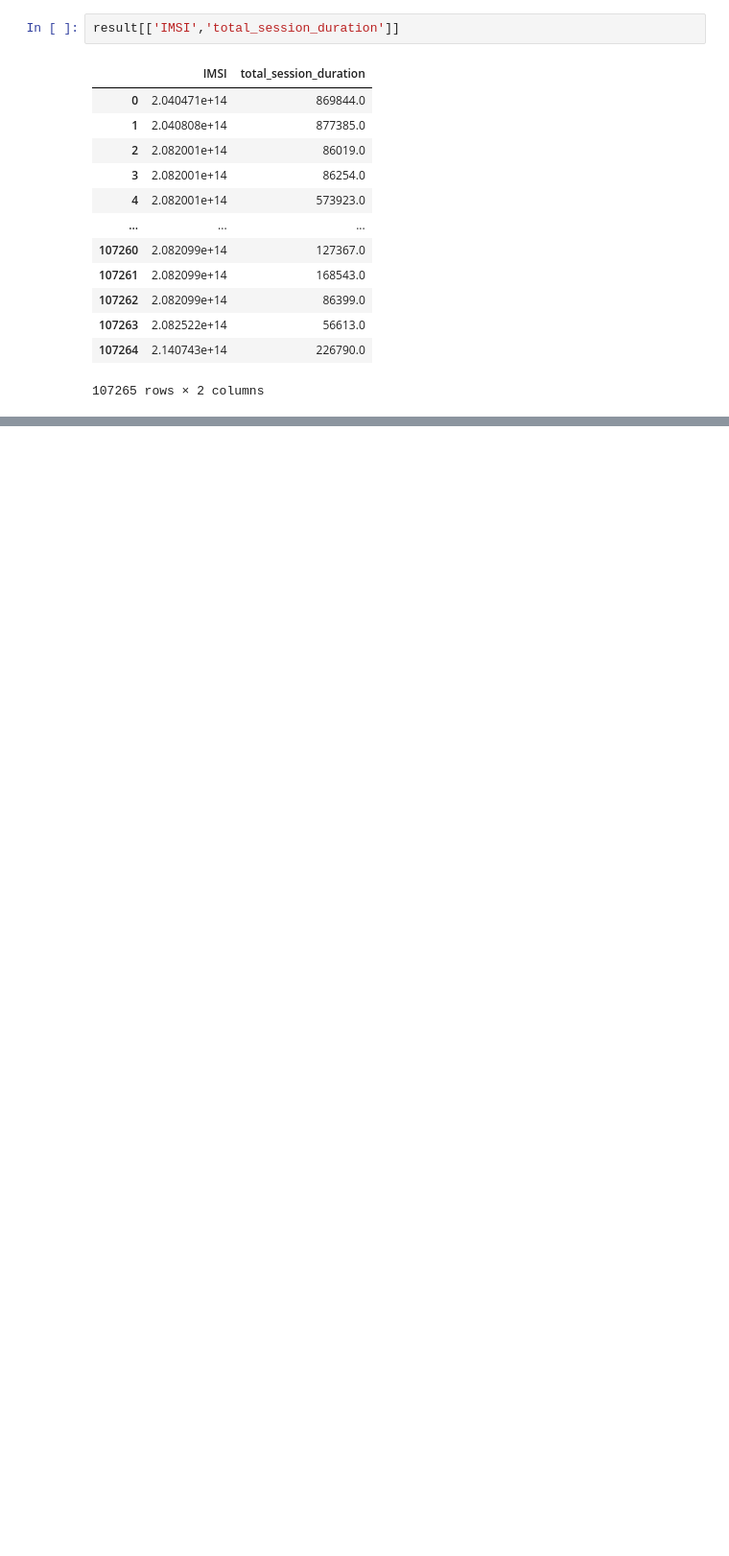
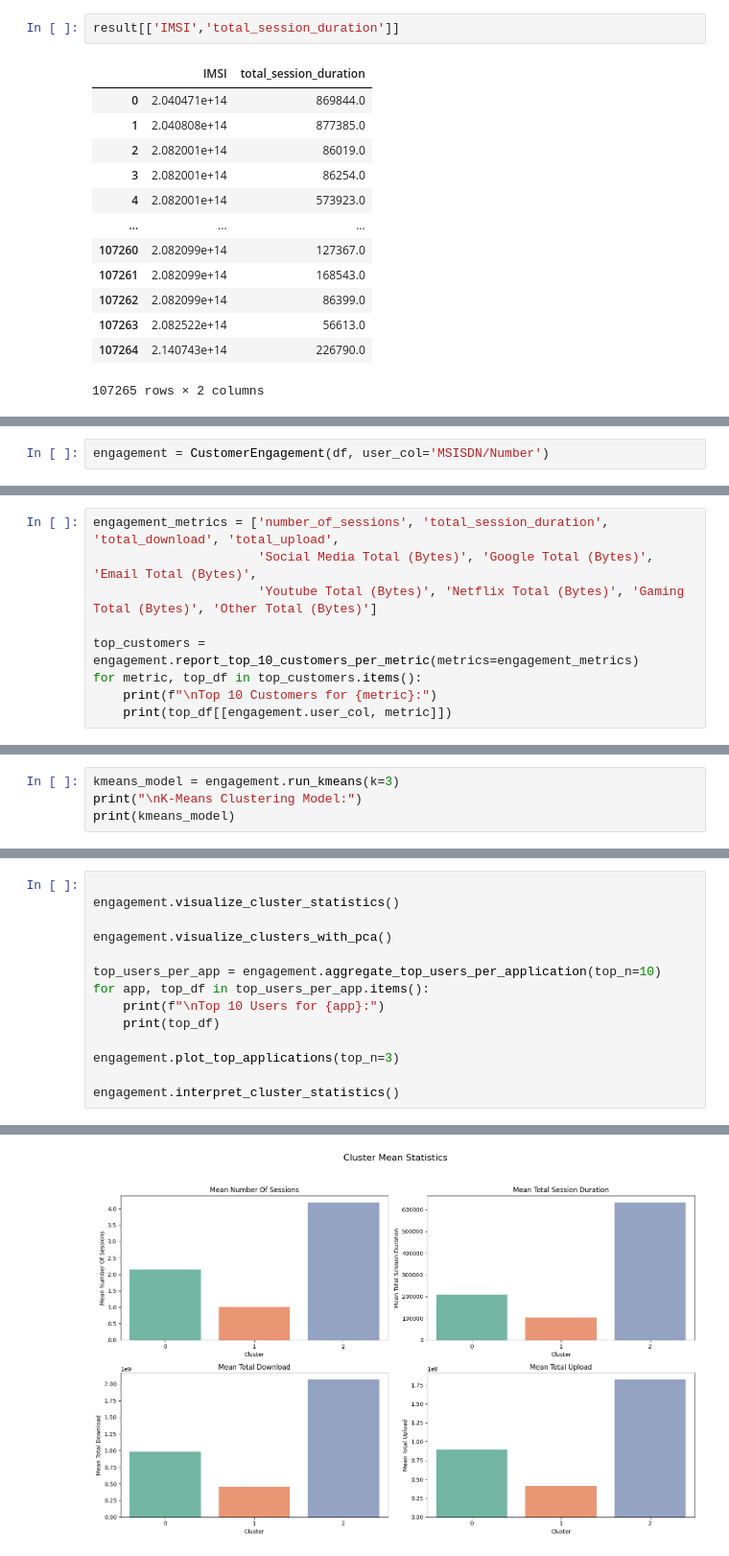
Before and after one commit to mamofideno/Situational-Overview-Business-need-analyses, a Jupyter notebook: notebooks/main.ipynb, the cells around one changed output, grey strips where cells are left out. Shown at 96% size. Cells and saved outputs as stored; diff of their text form; blank space fills up the shorter version.

```diff
--- a/notebooks/main.ipynb
+++ b/notebooks/main.ipynb
@@ -92,0 +176,2 @@ NameError: name 'analysis' is not defined
+# %%
+engagement = CustomerEngagement(df, user_col='MSISDN/Number')
@@ -92,0 +200,9 @@ NameError: name 'analysis' is not defined
+# %%
+engagement_metrics = ['number_of_sessions', 'total_session_duration', 'total_download', 'total_upload',
+                      'Social Media Total (Bytes)', 'Google Total (Bytes)', 'Email Total (Bytes)',
+                      'Youtube Total (Bytes)', 'Netflix Total (Bytes)', 'Gaming Total (Bytes)', 'Other Total (Bytes)']
+
+top_customers = engagement.report_top_10_customers_per_metric(metrics=engagement_metrics)
+for metric, top_df in top_customers.items():
+    print(f"\nTop 10 Customers for {metric}:")
+    print(top_df[[engagement.user_col, metric]])
@@ -92,0 +247,4 @@ NameError: name 'analysis' is not defined
+# %%
+kmeans_model = engagement.run_kmeans(k=3)
+print("\nK-Means Clustering Model:")
+print(kmeans_model)
@@ -92,0 +276,15 @@ NameError: name 'analysis' is not defined
+# %%
+
+engagement.visualize_cluster_statistics()
+
+engagement.visualize_clusters_with_pca()
+
+top_users_per_app = engagement.aggregate_top_users_per_application(top_n=10)
+for app, top_df in top_users_per_app.items():
+    print(f"\nTop 10 Users for {app}:")
+    print(top_df)
+
+engagement.plot_top_applications(top_n=3)
+
+engagement.interpret_cluster_statistics()
+# %% [output]
@@ -92,0 +306 @@ NameError: name 'analysis' is not defined
+[figure, added]
```
Also changed, not shown: parts of 17 cells of this notebook, 1 other file.
